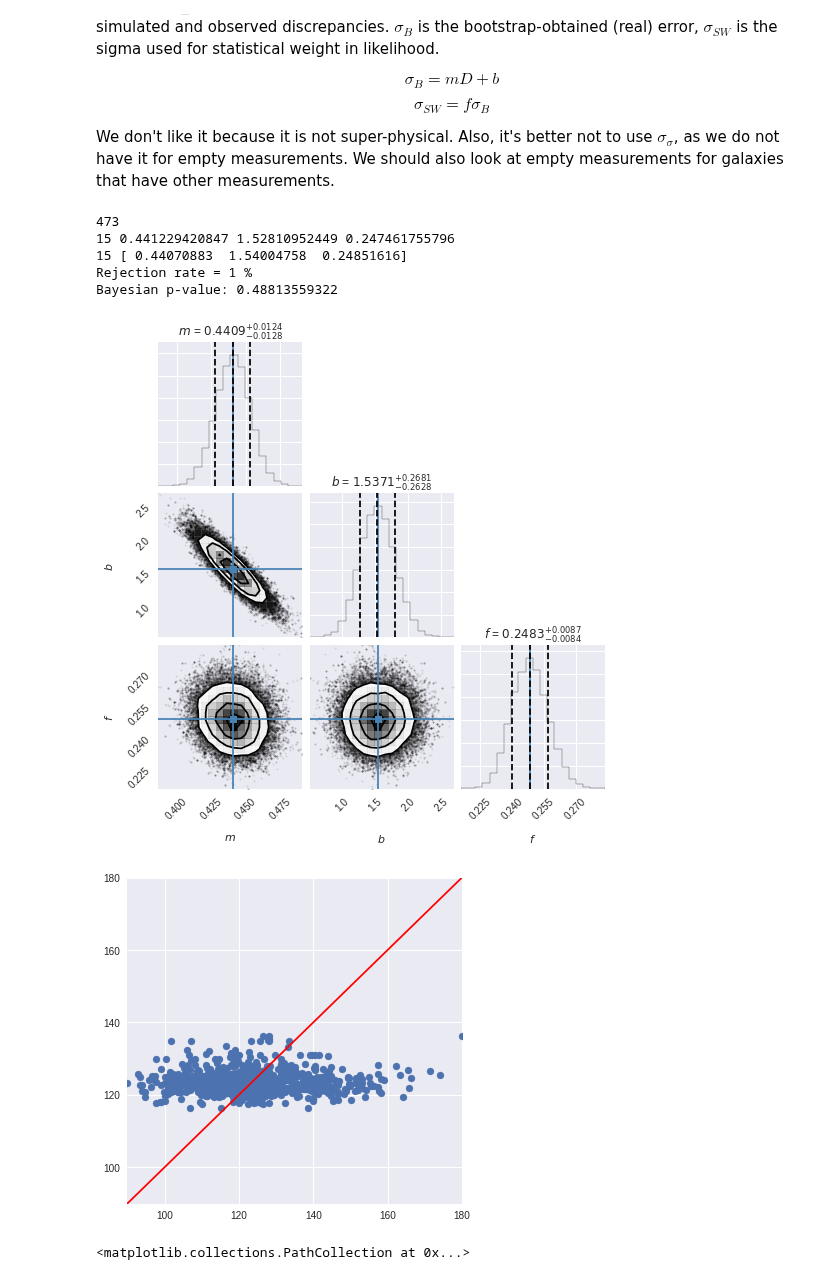
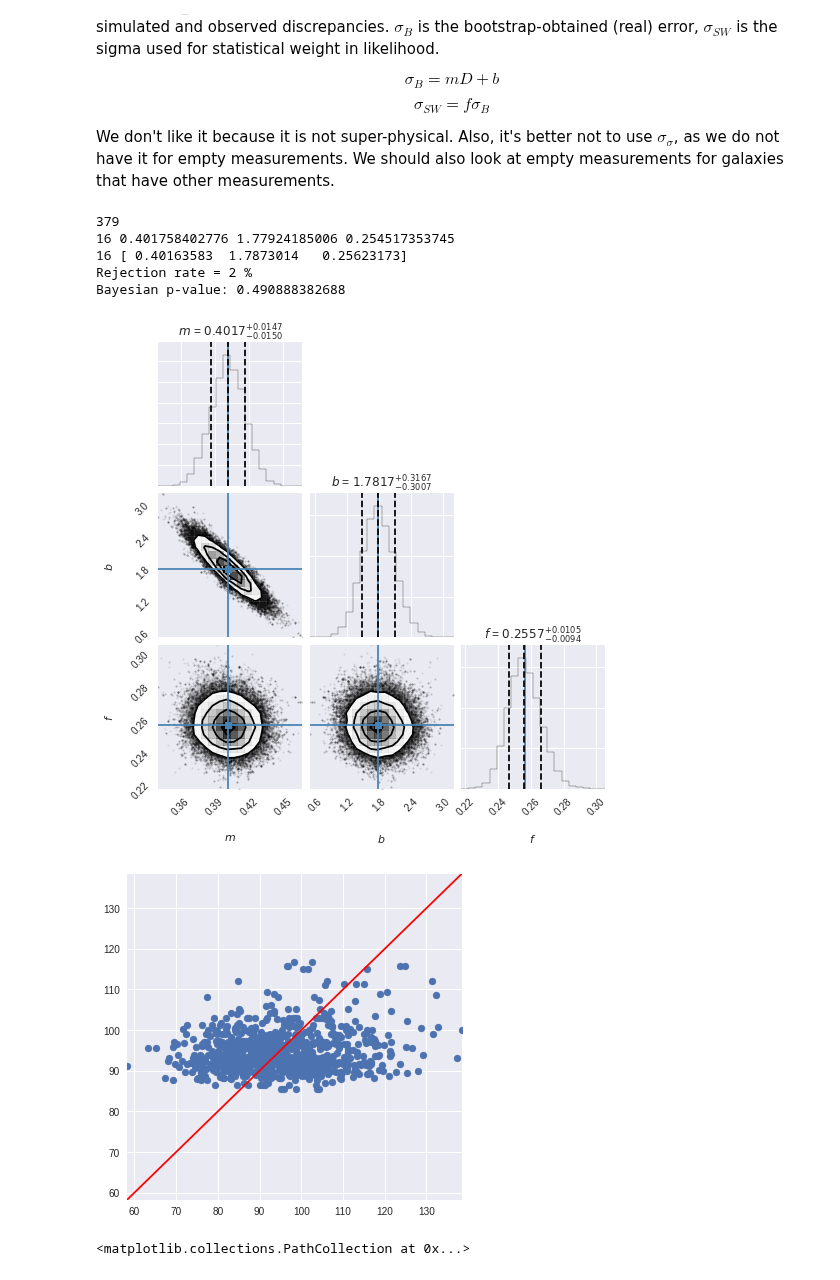
Before and after one commit to saint-germain/anisotropias, a Jupyter notebook: correctdiscrepancy.ipynb, the cells around one changed output. Drawn from its saved outputs; the diff is of its cells as text; code cells hidden in the pictures.

Commit message:
journal-ready plots

```diff
--- a/correctdiscrepancy.ipynb
+++ b/correctdiscrepancy.ipynb
@@ -78,7 +78,7 @@ No. of Galaxies without reported errors is 818
 # %%
 %%time
 np.random.seed(10)
-nbins=100000 # 1e4 -> 4 minutes
+nbins=10000 # 1e4 -> 4 minutes
 em=[] # number of measurements per galaxy
 bootp50=[] # mean error from the bootstrap for each galaxy
 bootsig=[] # uncertainty of the error -> may not be a good predictor
@@ -94,11 +94,11 @@ for i in ulist:
     em+=[len(dummy)] # n_meas, number of measurements per galaxy
     tli=[]
     for km,ke in zip(dummy['m-M'],dummy['err']):
-        tli+=list(10**(np.random.normal(km,ke,nbins)/5.+1)) # bootstrap draw for each gal
+        tli+=[list(10**(np.random.normal(km,ke,nbins)/5.+1))] # bootstrap draw for each gal
     booterr=np.percentile(tli, 84,axis=0)-np.percentile(tli, 16,axis=0) # sigma draws from bootstrap for each gal
     bootmean=np.median(tli,axis=0) # mean draws from bootstrap for each gal
     bootp50+=[np.mean(booterr)/1e6] # mean bootstrap error
-    bootsig+=[((np.percentile(booterr, 84)-np.percentile(booterr, 16)))/1e6] # the error of the error
+    bootsig+=[((np.percentile(booterr, 84)-np.percentile(booterr, 16)))/2e6] # the error of the error
     bootmad+=[np.median(np.abs(tli - np.median(tli)))]
     dboot+=[np.median(bootmean)/1e6] # bootstrap mean D
     wnat,avnat = weighted_std(dummy['m-M'],1/dummy['err']**2)
@@ -212,37 +221,37 @@ def discrep2(samples,x,y):
         plt.ylim(dmin,dmax)
         print("Bayesian p-value:", (disco<discs).sum()*1./len(disco))
 # %%
-i=15
+i=16
 filt=np.array(em)>i
 print(filt.sum())
 x=np.array(dboot)[filt]
 y=np.array(bootp50)[filt]
 
 nll = lambda *args: -lnlike2(*args)## AQUI
 result = op.minimize(nll, [1.]*3, args=(x, y)) ## AQUI
 m_ml, b_ml,f_ml = result["x"]## AQUI
 print(i,m_ml,b_ml,f_ml)## AQUI
 #    if b_ml > 0:
 ndim, nwalkers = len(result["x"]), 100
 pos = [result["x"] + 1e-4*np.random.randn(ndim) for i in range(nwalkers)]
 sampler = emcee.EnsembleSampler(nwalkers, ndim, lnprob2, args=(x, y)) ## AQUI
 # 2. Let the walkers walk 1000 steps (10000 will do the trick as well)
 sampler.run_mcmc(pos, 1000);
 # Here we remove the burn-in steps, which we estimate to be around 100.
 # This can be estimated by calculating the autocorrelation time (see below)
 samples = sampler.chain[:, 100:, :].reshape((-1, ndim))
 sth=samples.mean(axis=0)
 fig = corner.corner(samples, labels=["$m$", "$b$","$f$"],truths=sth, quantiles=[0.16, 0.5, 0.84], show_titles=True,title_fmt='.4f')
 print(i,sth)
 discrep2(samples,x,y)
 # %% [output]
-473
-15 0.441229420847 1.52810952449 0.247461755796
-15 [ 0.44070883  1.54004758  0.24851616]
-Rejection rate = 1 %
-Bayesian p-value: 0.48813559322
+379
+16 0.401758402776 1.77924185006 0.254517353745
+16 [ 0.40163583  1.7873014   0.25623173]
+Rejection rate = 2 %
+Bayesian p-value: 0.490888382688
-[figure, old version]
+[figure, new version]
-[figure, old version]
+[figure, new version]
 # %%
 plt.scatter(x,y)
 plt.scatter(x,sth[0]*x+sth[1])
```
Also changed, not shown: parts of 6 cells of this notebook, 1 other file.
